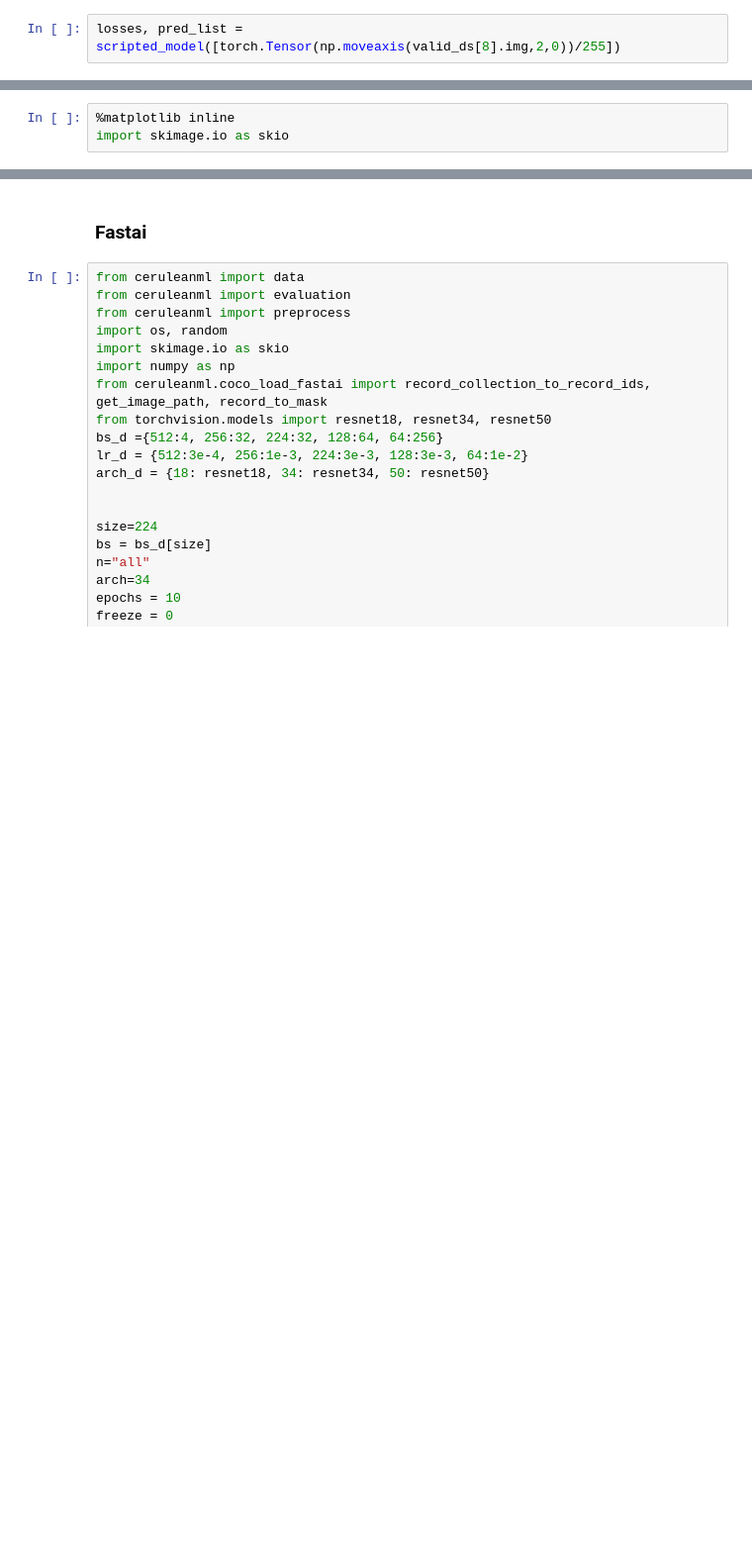
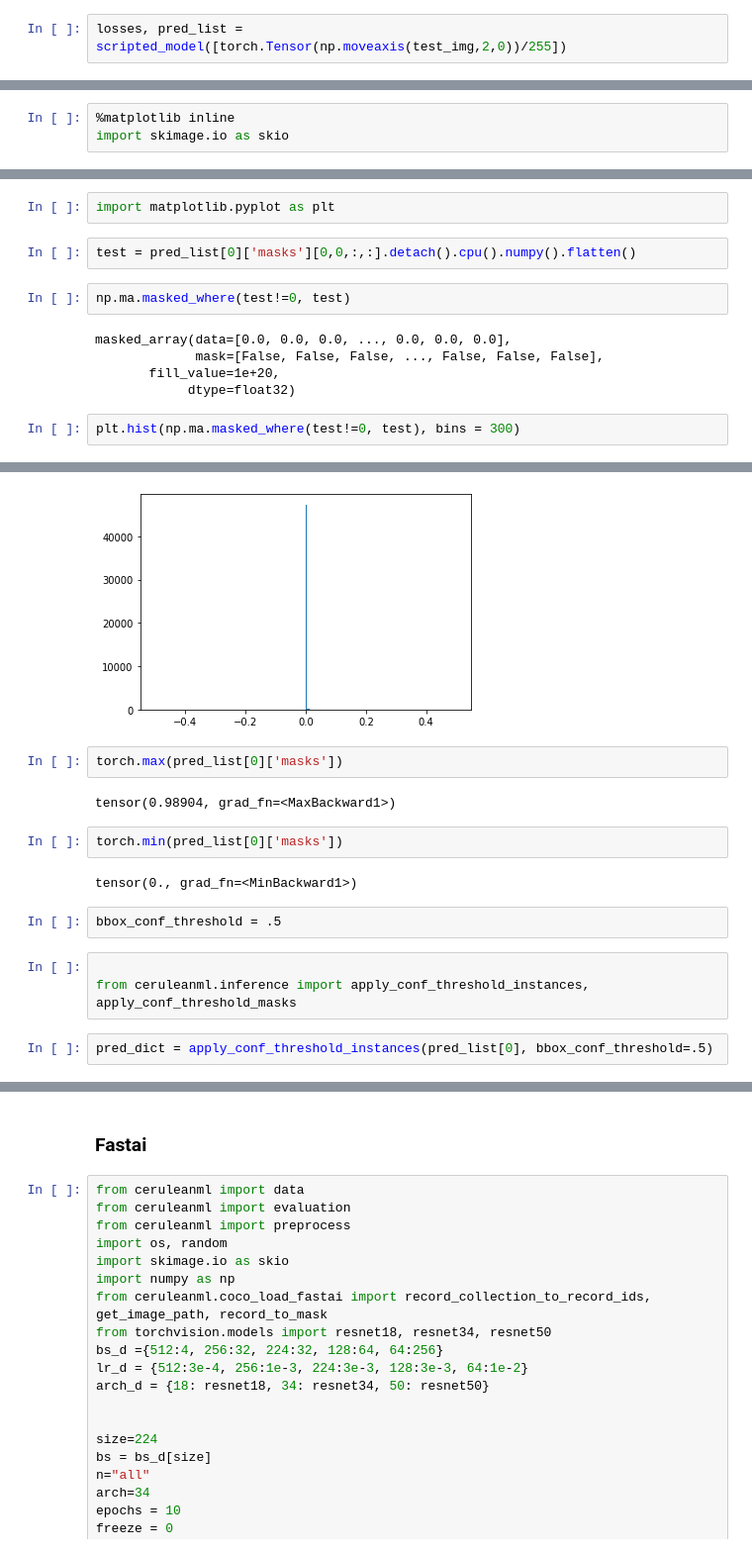
Before and after one commit to SkyTruth/cerulean-ml, a Jupyter notebook: notebooks/evaluation.ipynb, the cells around one changed output, grey strips where cells are left out. Shown at 99% size. Saved outputs shown, nothing was run; the diff lists cells and outputs as text; blank space fills up the shorter version.

```diff
--- a/notebooks/evaluation.ipynb
+++ b/notebooks/evaluation.ipynb
@@ -76,2 +92,2 @@ torch.Size([3, 224, 224])
 # %%
-losses, pred_list = scripted_model([torch.Tensor(np.moveaxis(valid_ds[8].img,2,0))/255])
+losses, pred_list = scripted_model([torch.Tensor(np.moveaxis(test_img,2,0))/255])
@@ -110,0 +155,14 @@ skio.imshow(pred_list[0]['masks'][0,0,:,:].detach().cpu().numpy())
+# %%
+import matplotlib.pyplot as plt
+# %%
+test = pred_list[0]['masks'][0,0,:,:].detach().cpu().numpy().flatten()
+# %%
+np.ma.masked_where(test!=0, test)
+# %% [output]
+masked_array(data=[0.0, 0.0, 0.0, ..., 0.0, 0.0, 0.0],
+             mask=[False, False, False, ..., False, False, False],
+       fill_value=1e+20,
+            dtype=float32)
+# %%
+plt.hist(np.ma.masked_where(test!=0, test), bins = 300)
+# %% [output]
@@ -110,0 +186,16 @@ skio.imshow(pred_list[0]['masks'][0,0,:,:].detach().cpu().numpy())
+[figure, added]
+# %%
+torch.max(pred_list[0]['masks'])
+# %% [output]
+tensor(0.98904, grad_fn=<MaxBackward1>)
+# %%
+torch.min(pred_list[0]['masks'])
+# %% [output]
+tensor(0., grad_fn=<MinBackward1>)
+# %%
+bbox_conf_threshold = .5
+# %%
+
+from ceruleanml.inference import apply_conf_threshold_instances, apply_conf_threshold_masks
+# %%
+pred_dict = apply_conf_threshold_instances(pred_list[0], bbox_conf_threshold=.5)
```
Also changed, not shown: parts of 23 cells of this notebook, 2 other files.
